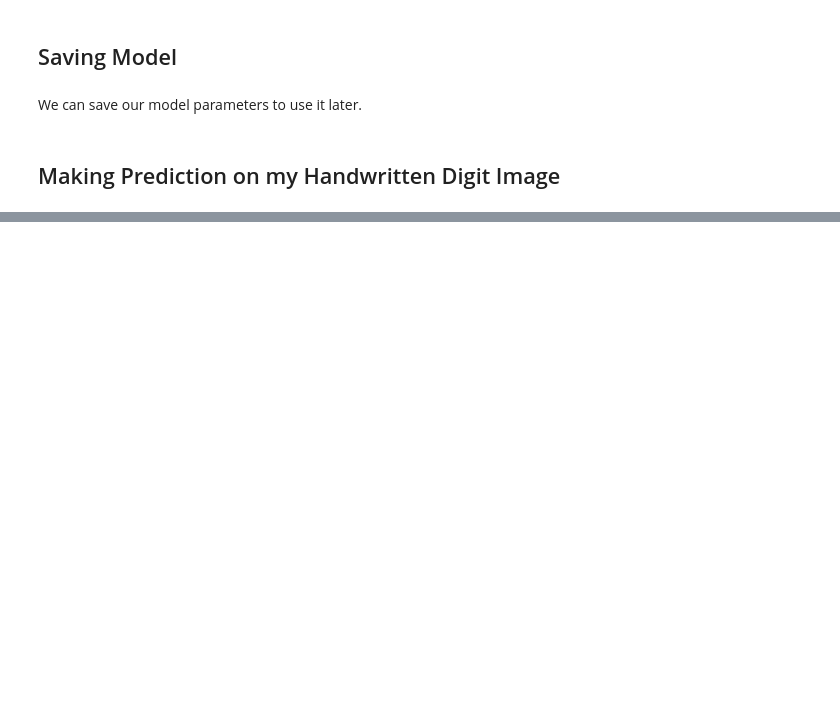
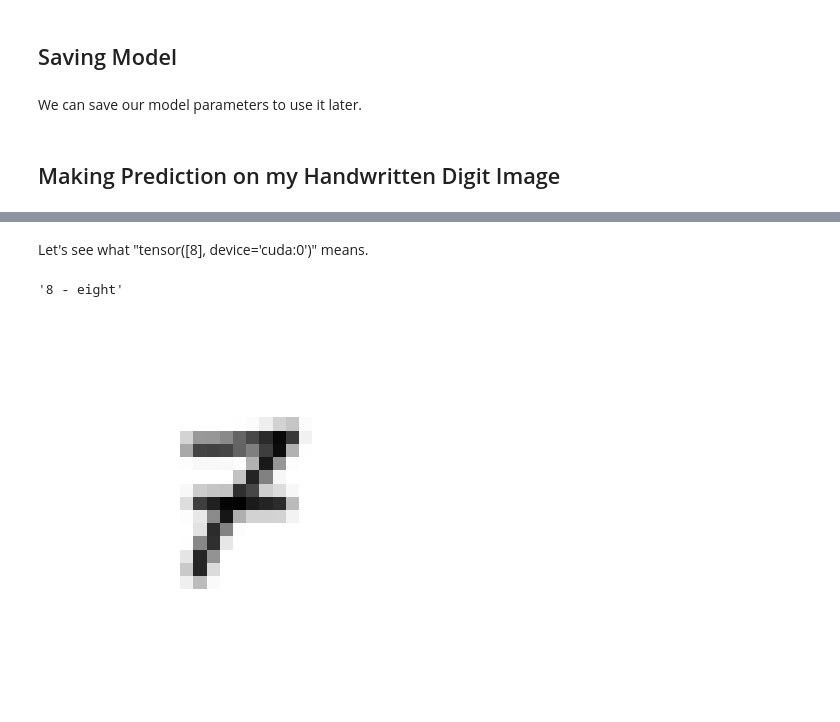
Before and after one commit to ayberkozcan/pytorch-computer-vision, a Jupyter notebook: Handwritten_Digits_Classification.ipynb, the cells around one changed output, grey strips where cells are left out. Cells and saved outputs as stored; diff of their text form; code cells hidden in the pictures; blank space fills up the shorter version.

```diff
--- a/Handwritten_Digits_Classification.ipynb
+++ b/Handwritten_Digits_Classification.ipynb
@@ -420,0 +541,13 @@ torch.save(
+# %% [markdown]
+Let's see what "tensor([8], device='cuda:0')" means.
+# %%
+custom_image_pred_class = class_names[custom_image_pred_label.cpu()]
+custom_image_pred_class
+# %% [output]
+'8 - eight'
+# %%
+plt.imshow(custom_image_transformed.squeeze(), cmap='gray')
+plt.axis('off')
+plt.show()
+# %% [output]
+[figure, added]
```
Also changed, not shown: parts of 18 cells of this notebook.
